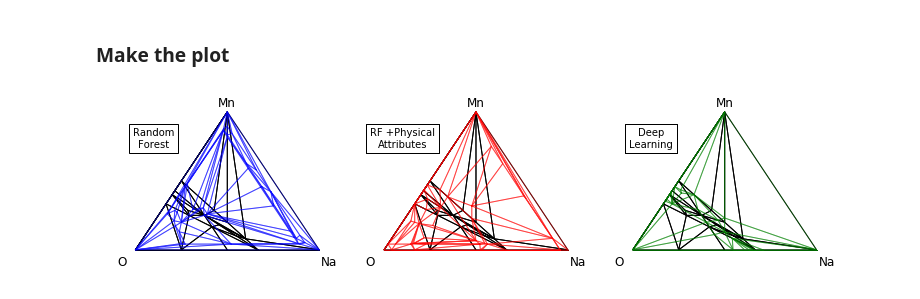
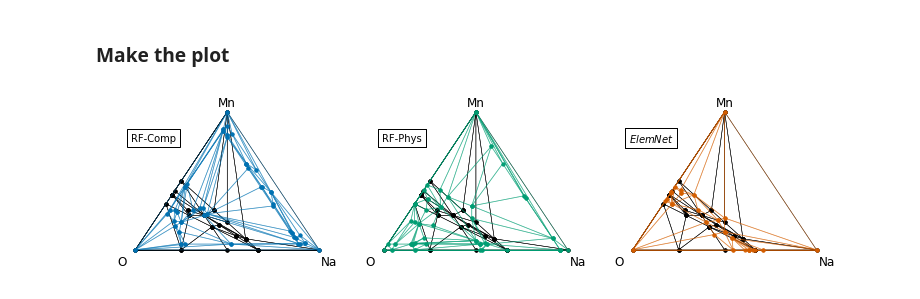
Before and after one commit to NU-CUCIS/ElemNet, a Jupyter notebook: chemical-interpolation/plot-results.ipynb, the cells around one changed output. Cells and saved outputs as stored; diff of their text form; code cells hidden in the pictures.

Commit message:
Updated phase diagram plots with new colors

```diff
--- a/chemical-interpolation/plot-results.ipynb
+++ b/chemical-interpolation/plot-results.ipynb
@@ -14,6 +15,7 @@ Variables to change
 # %%
 figure_width = 89 / 25.4
 figure_height = figure_width * 0.7
+colors = json.load(open(os.path.join('..', 'colors.json')))
 # %% [markdown]
 ## Plot the Ti-O Binary
 The goal is to see how well the convex hull of the ML models agrees with reality
@@ -63,38 +65,41 @@ fig, ax = plt.subplots(1, 3, sharey=True)
 
 # Plot the DFT convex hull
 for i in range(3):
-    ax[i].scatter(dft_TiO['X_Ti'], dft_TiO['delta_e'], marker='x', color='k', label='DFT')
+    res = ax[i].scatter(dft_TiO['X_Ti'], dft_TiO['delta_e'], marker='x', color='k', label='DFT')
     for x, y in get_hull(dft_TiO):
         ax[i].plot(x, y, 'k')
+ax[2].legend(loc='lower right')
 
 # Plot the RF convex hull
-ax[0].scatter(rf_fractions_TiO['X_Ti'], rf_fractions_TiO['delta_e'], s=5,
-           marker='o', color='b', facecolor='none', label='RF-Fractions')
+ax[0].scatter(rf_fractions_TiO['X_Ti'], rf_fractions_TiO['delta_e'], s=1,
+           marker='o', color=tuple(colors["rf-comp"]), facecolor='none', label='RF-Fractions')
 for x, y in get_hull(rf_fractions_TiO):
-    ax[0].plot(x, y, 'b')
-ax[0].text(0.5, 1, 'Random Forest', transform=ax[0].transAxes,
+    ax[0].plot(x, y, '.-', color=colors["rf-comp"], ms=10)
+ax[0].text(0.5, 1, 'RF-Comp', transform=ax[0].transAxes,
           ha='center', va='center', bbox={'facecolor': 'w', 'edgecolor': 'k'})
 
 # Plot the RF convex hull
-ax[1].scatter(rf_physical_TiO['X_Ti'], rf_physical_TiO['delta_e'], s=5,
-           marker='^', color='r', facecolor='none', label='RF-Physical')
+ax[1].scatter(rf_physical_TiO['X_Ti'], rf_physical_TiO['delta_e'], s=1,
+           marker='^', color=colors["rf-phys"], facecolor='none', label='RF-Physical')
 for x, y in get_hull(rf_physical_TiO):
-    ax[1].plot(x, y, 'r')
-ax[1].text(0.5, 1, 'Random Forest + Physical Features', transform=ax[1].transAxes,
+    ax[1].plot(x, y, '.-', color=colors["rf-phys"], ms=10)
+ax[1].text(0.5, 1, 'RF-Phys', transform=ax[1].transAxes,
           ha='center', va='center', bbox={'facecolor': 'w', 'edgecolor': 'k'})
 
 # Plot the RF convex hull
-ax[2].scatter(dl_TiO['X_Ti'], dl_TiO['delta_e'], s=5,
-           marker='v', color='g', facecolor='none', label='DL')
+ax[2].scatter(dl_TiO['X_Ti'], dl_TiO['delta_e'], s=1,
+           marker='v', color=colors["elemnet"], facecolor='none', label='DL')
 for x, y in get_hull(dl_TiO):
-    ax[2].plot(x, y, 'g')
-ax[2].text(0.5, 1, 'Deep Learning', transform=ax[2].transAxes,
+    ax[2].plot(x, y, '.-', color=colors["elemnet"], ms=10)
+ax[2].text(0.5, 1, '$ElemNet$', transform=ax[2].transAxes,
           ha='center', va='center', bbox={'facecolor': 'w', 'edgecolor': 'k'})
 
 
 for i in range(3):
+    ax[i].text(0, -0.25, 'O', fontsize=14, ha='center', transform=ax[i].transAxes)
     ax[i].set_xlabel('$x_{Ti}$ (at%)', fontsize=12)
     ax[i].set_xlim(0,1)
+    ax[i].text(1, -0.25, 'Ti', fontsize=14, ha='center', transform=ax[i].transAxes)
 ax[0].set_ylabel('$\Delta H_f$ (eV/atom)', fontsize=12)
 
 ax[0].set_ylim(min(ax[0].get_ylim()), 0.25)
@@ -163,43 +168,43 @@ for i in range(3):
     fig, tax = ternary.figure(scale=1, ax=ax[i])
     for x, y in get_hull(dft_NaMnO):
         xs, ys = ternary.helpers.project_sequence(zip(x,y))
-        dft_h, = ax[i].plot(xs, ys, 'k', lw=1)
+        dft_h, = ax[i].plot(xs, ys, 'k.-', lw=0.5)
 
 # Plot the RF convex hull
 for x, y in get_hull(rf_fractions_NaMnO):
     xs, ys = ternary.helpers.project_sequence(zip(x,y))
-    rf_f_h, = ax[0].plot(xs, ys, 'b', alpha=0.5, lw=1)
-ax[0].text(0.1, 0.7, 'Random\nForest',
+    rf_f_h, = ax[0].plot(xs, ys, 'b.-', color=colors["rf-comp"], alpha=0.5, lw=0.75)
+ax[0].text(0.1, 0.7, 'RF-Comp',
           ha='center', va='center', bbox={'facecolor': 'w', 'edgecolor': 'k'})
 
 # Plot the RF+physics convex hull
 for x, y in get_hull(rf_physical_NaMnO):
     xs, ys = ternary.helpers.project_sequence(zip(x,y))
-    rf_f_h, = ax[1].plot(xs, ys, 'r', alpha=0.5, lw=1)
-    ax[1].text(0.1, 0.7, 'RF +Physical\nAttributes',
+    rf_f_h, = ax[1].plot(xs, ys, 'r.-', color=colors["rf-phys"], alpha=0.5, lw=0.75)
+    ax[1].text(0.1, 0.7, 'RF-Phys',
           ha='center', va='center', bbox={'facecolor': 'w', 'edgecolor': 'k'})
 
 # Plot the RF+physics convex hull
 for x, y in get_hull(dl_NaMnO):
     xs, ys = ternary.helpers.project_sequence(zip(x,y))
-    rf_f_h, = ax[2].plot(xs, ys, 'g', alpha=0.5, lw=1)
-    ax[2].text(0.1, 0.7, 'Deep\nLearning',
+    rf_f_h, = ax[2].plot(xs, ys, 'g.-', color=colors["elemnet"], alpha=0.5, lw=0.75)
+    ax[2].text(0.1, 0.7, '$ElemNet$',
           ha='center', va='center', bbox={'facecolor': 'w', 'edgecolor': 'k'})
 
 
 # Make it pretty
 for a in ax:
     a.axis('off')
     a.set_xlim([-0.05, 1.10])
     a.set_ylim([-0.05, 1.10 * 3 ** 0.5 / 2])
     a.text(1.10, -.10, 'Na', ha='right', fontsize=12) # 1st elem
     a.text(.50, .90, 'Mn', ha='center', fontsize=12) # 2nd elem
     a.text(-.10, -.10, 'O', ha='left', fontsize=12) # 3rd elem
 
 fig.set_size_inches(figure_width * 3, figure_width * 0.8)
 
 fig.tight_layout()
 fig.savefig(os.path.join('figures', 'NaMnO-ternary.png'), dpi=320)
 fig.savefig(os.path.join('figures', 'NaMnO-ternary.pdf'))
 # %% [output]
-[figure, old version]
+[figure, new version]
```
Also changed, not shown: parts of 2 cells of this notebook, 5 other files.
